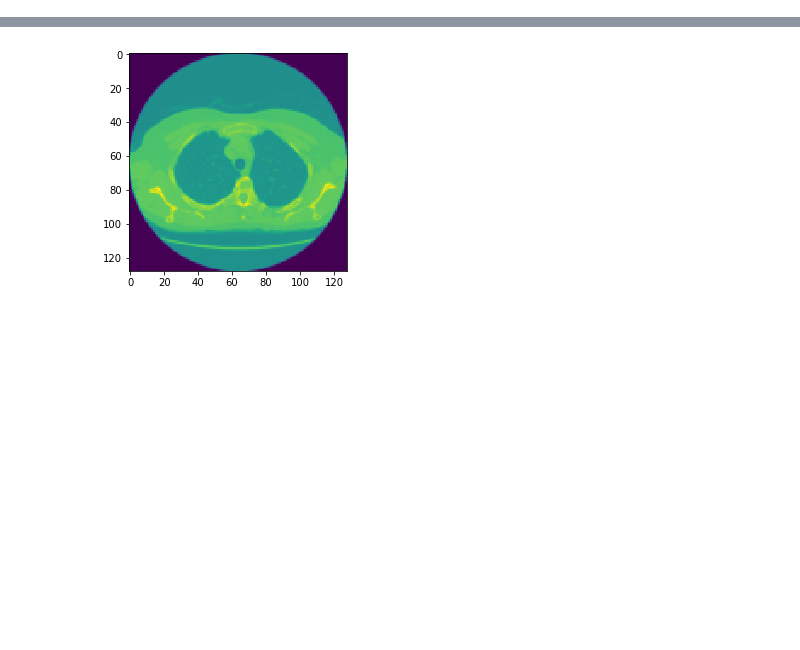
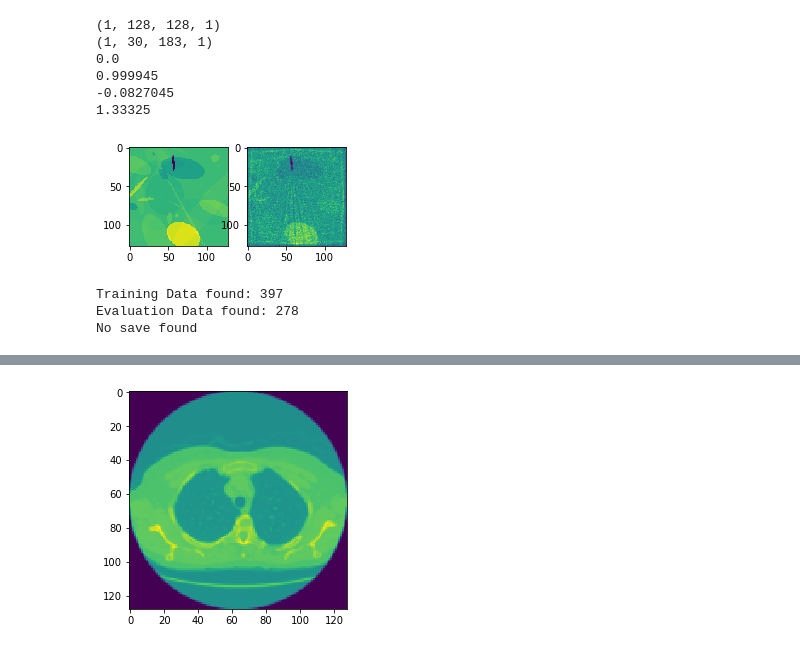
Before and after one commit to lunz-s/DeepAdverserialRegulariser, a Jupyter notebook: test.ipynb, the cells around one changed output, grey strips where cells are left out. Saved outputs shown, nothing was run; the diff lists cells and outputs as text; code cells hidden in the pictures; blank space fills up the shorter version.

Commit message:
initial commit - unifying framework

```diff
--- a/test.ipynb
+++ b/test.ipynb
@@ -16,0 +1,18 @@ path = data.get_random_path(validation=True)
+# %%
+import AR_for_CT as ar
+import matplotlib.pyplot as plt
+import numpy as np
+%matplotlib inline
+
+from Framework import generic_framework
+from forward_models import ct
+from data_pips import LUNA
+from data_pips import ellipses
+
+El = ellipses()
+Lu = LUNA()
+model = ct((128,128))
+network = None
+
+test_LUNA = generic_framework(model=model, data_pip=Lu, network=None)
+test_ellipses = generic_framework(model=model, data_pip=El, network=None)
@@ -17,2 +27,31 @@ path = data.get_random_path(validation=True)
+# %%
+y, x_true, fbp = test_ellipses.generate_training_data(1)
+print(np.shape(x_true))
+print(np.shape(y))
+print(np.amin(x_true))
+print(np.amax(x_true))
+print(np.amin(fbp))
+print(np.amax(fbp))
+plt.figure()
+plt.subplot(131)
+plt.imshow(x_true[0,...,0])
+plt.subplot(132)
+plt.imshow(fbp[0,...,0])
+plt.show()
+# %% [output]
+(1, 128, 128, 1)
+(1, 30, 183, 1)
+0.0
+0.999945
+-0.0827045
+1.33325
+[figure, added]
+# %%
+from Framework import adversarial_regulariser
+test_Ar = adversarial_regulariser()
+# %% [output]
+Training Data found: 397
+Evaluation Data found: 278
+No save found
 # %%
 y, x_true, fbp = data.generate_data(16)
```
Also changed, not shown: parts of 4 cells of this notebook, 6 other files.
